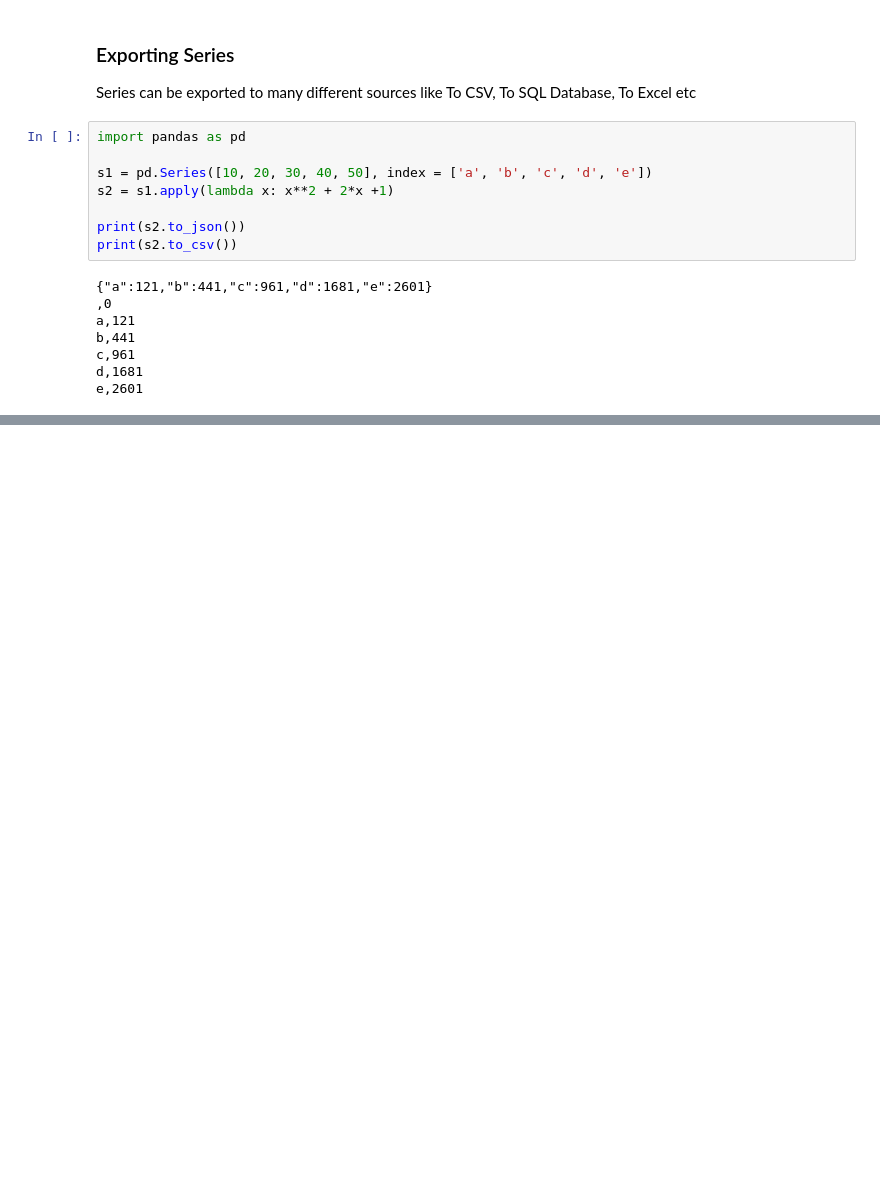
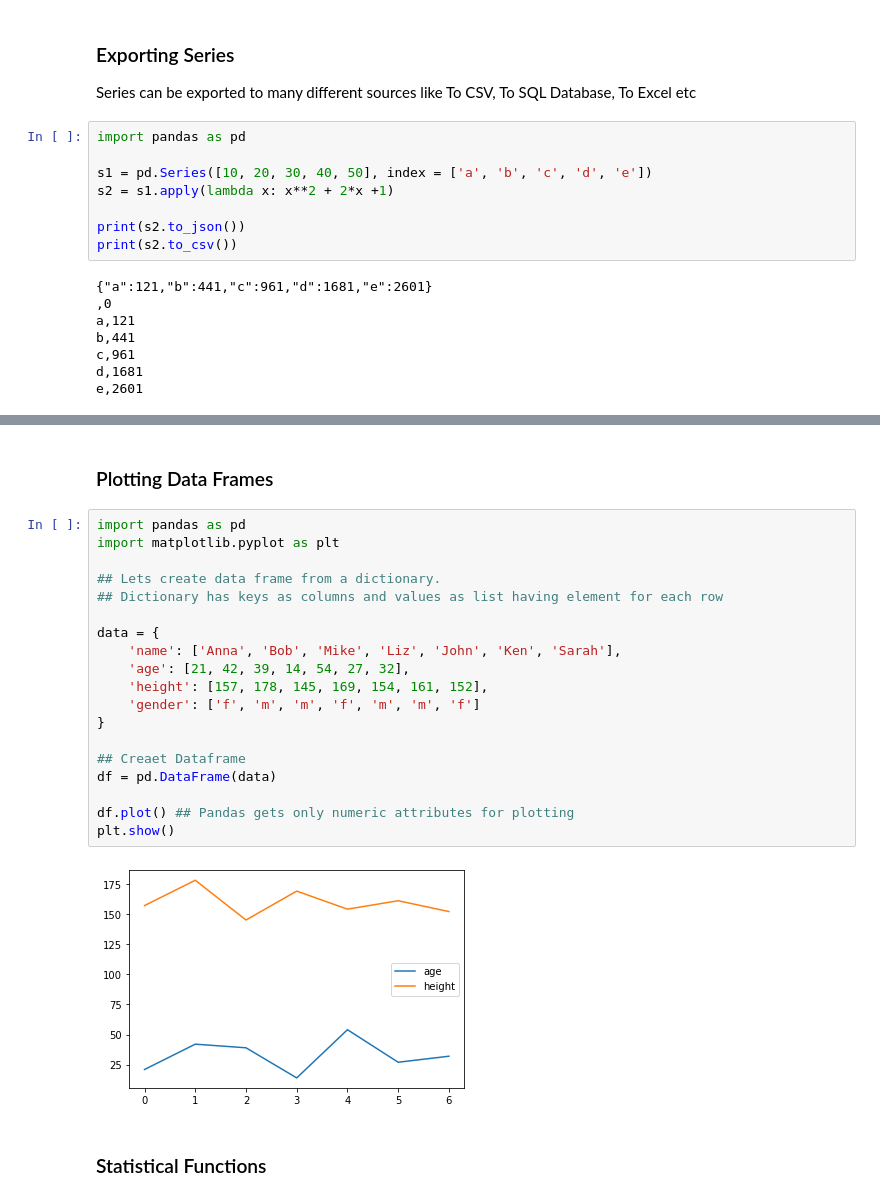
Before and after one commit to shakeelansari63/Training, a Jupyter notebook: NUMPY-PANDAS-MATPLOTLIB/03 - Pandas.ipynb, the cells around one changed output, grey strips where cells are left out. Drawn from its saved outputs; the diff is of its cells as text; blank space fills up the shorter version.

Commit message:
Pandas Basic Complete

```diff
--- a/NUMPY-PANDAS-MATPLOTLIB/03 - Pandas.ipynb
+++ b/NUMPY-PANDAS-MATPLOTLIB/03 - Pandas.ipynb
@@ -159,0 +302,25 @@ e,2601
+# %% [markdown]
+### Plotting Data Frames
+# %%
+import pandas as pd
+import matplotlib.pyplot as plt
+
+## Lets create data frame from a dictionary.
+## Dictionary has keys as columns and values as list having element for each row
+
+data = {
+    'name': ['Anna', 'Bob', 'Mike', 'Liz', 'John', 'Ken', 'Sarah'],
+    'age': [21, 42, 39, 14, 54, 27, 32],
+    'height': [157, 178, 145, 169, 154, 161, 152],
+    'gender': ['f', 'm', 'm', 'f', 'm', 'm', 'f']
+}
+
+## Creaet Dataframe
+df = pd.DataFrame(data)
+
+df.plot() ## Pandas gets only numeric attributes for plotting
+plt.show()
+# %% [output]
+[figure, added]
+# %% [markdown]
+### Statistical Functions
```
Also changed, not shown: parts of 18 cells of this notebook, 1 other file.
